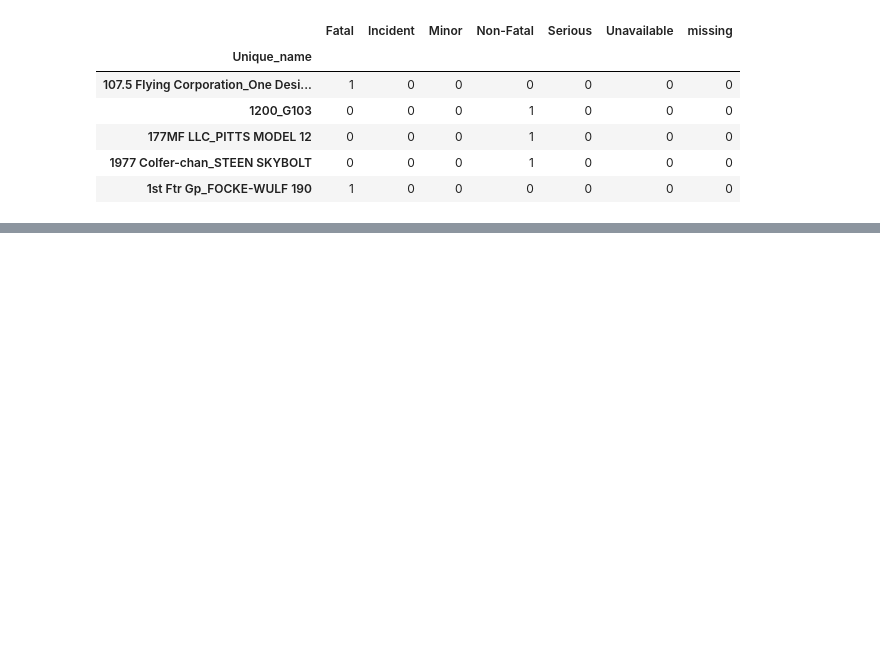
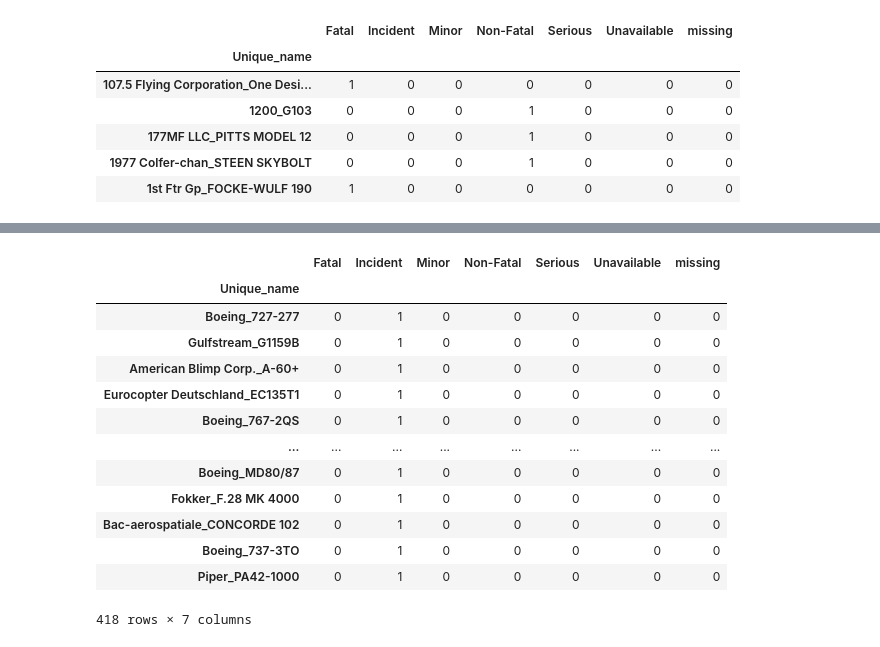
Before and after one commit to Kezia-Neema/Aircraft_recommendation, a Jupyter notebook: index.ipynb, the cells around one changed output, grey strips where cells are left out. Saved outputs shown, nothing was run; the diff lists cells and outputs as text; code cells hidden in the pictures; blank space fills up the shorter version.

```diff
--- a/index.ipynb
+++ b/index.ipynb
@@ -386,0 +355,19 @@ no_injuries_df[no_injuries_df['missing'] == 0]
+# %%
+# filter to get normal incidents without injuries
+check_severity_df = check_severity_df[check_severity_df['Incident'] != 0]
+check_severity_df
+# %% [output]
+|  | Fatal | Incident | Minor | Non-Fatal | Serious | Unavailable | missing |
+| Unique_name |  |  |  |  |  |  |  |
+| Boeing_727-277 | 0 | 1 | 0 | 0 | 0 | 0 | 0 |
+| Gulfstream_G1159B | 0 | 1 | 0 | 0 | 0 | 0 | 0 |
+| American Blimp Corp._A-60+ | 0 | 1 | 0 | 0 | 0 | 0 | 0 |
+| Eurocopter Deutschland_EC135T1 | 0 | 1 | 0 | 0 | 0 | 0 | 0 |
+| Boeing_767-2QS | 0 | 1 | 0 | 0 | 0 | 0 | 0 |
+| ... | ... | ... | ... | ... | ... | ... | ... |
+| Boeing_MD80/87 | 0 | 1 | 0 | 0 | 0 | 0 | 0 |
+| Fokker_F.28 MK 4000 | 0 | 1 | 0 | 0 | 0 | 0 | 0 |
+| Bac-aerospatiale_CONCORDE 102 | 0 | 1 | 0 | 0 | 0 | 0 | 0 |
+| Boeing_737-3TO | 0 | 1 | 0 | 0 | 0 | 0 | 0 |
+| Piper_PA42-1000 | 0 | 1 | 0 | 0 | 0 | 0 | 0 |
+418 rows × 7 columns
```
Also changed, not shown: parts of 6 cells of this notebook.
